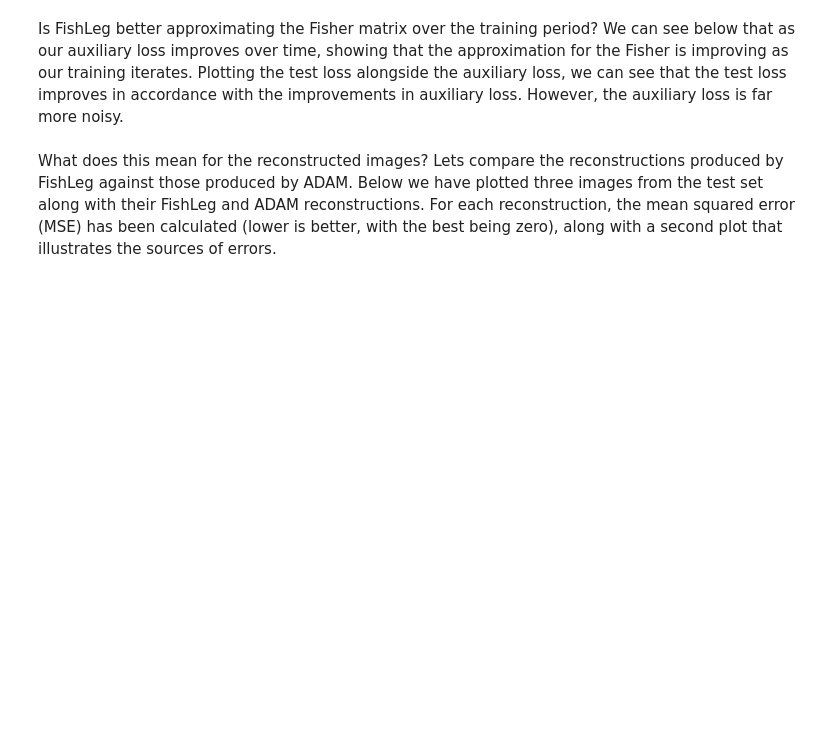
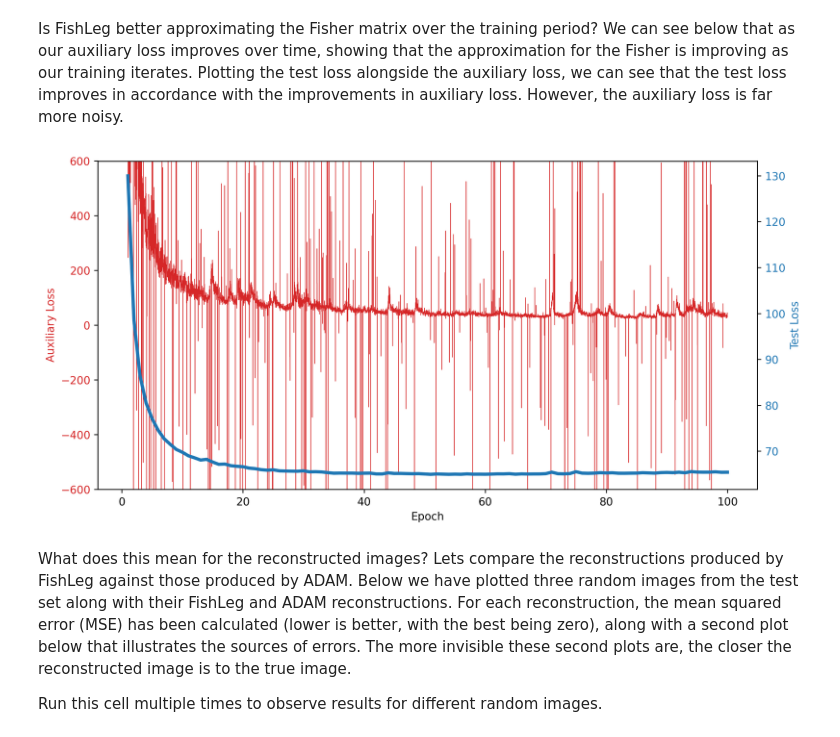
Before and after one commit to mtkresearch/FishLeg, a Jupyter notebook: examples/MNIST_autoencoder.ipynb, the cells around one changed output. Drawn from its saved outputs; the diff is of its cells as text; code cells hidden in the pictures; blank space fills up the shorter version.

```diff
--- a/examples/MNIST_autoencoder.ipynb
+++ b/examples/MNIST_autoencoder.ipynb
@@ -420,30 +385,34 @@ plt.show()
 # %% [markdown]
 Is FishLeg better approximating the Fisher matrix over the training period? We can see below that as our auxiliary loss improves over time, showing that the approximation for the Fisher is improving as our training iterates. Plotting the test loss alongside the auxiliary loss, we can see that the test loss improves in accordance with the improvements in auxiliary loss. However, the auxiliary loss is far more noisy.
 # %%
-#auxiliary_losses = [i.to("cpu") for i in auxiliary_losses if i]
+auxiliary_losses = [i.to("cpu") for i in auxiliary_losses if i]
 x1 = np.linspace(1,100,59990)
 x2 = np.linspace(1,100,100)
 
 fig, ax1 = plt.subplots(figsize=(10, 5), dpi = 250)
 
 color = 'tab:red'
 ax1.set_xlabel('Epoch')
 ax1.set_ylabel('Auxiliary Loss', color=color)
-ax1.plot(auxiliary_losses[0], auxiliary_losses[1], color=color, linewidth=0.5)
+ax1.plot(x1, auxiliary_losses, color=color, linewidth=0.5)
 ax1.tick_params(axis='y', labelcolor=color)
-#ax1.set_ylim((-600,600))
+ax1.set_ylim((-600,600))
 
 ax2 = ax1.twinx()  # instantiate a second axes that shares the same x-axis
 
 color = 'tab:blue'
 ax2.set_ylabel('Test Loss', color=color)  # we already handled the x-label with ax1
-ax2.plot(test_losses_FishLeg[0], test_losses_FishLeg[1], color=color)
+ax2.plot(x2, test_losses_FishLeg, color=color, linewidth=3)
 ax2.tick_params(axis='y', labelcolor=color)
 
 fig.tight_layout()  # otherwise the right y-label is slightly clipped
 plt.show()
+# %% [output]
+[figure, added]
 # %% [markdown]
-What does this mean for the reconstructed images? Lets compare the reconstructions produced by FishLeg against those produced by ADAM. Below we have plotted three images from the test set along with their FishLeg and ADAM reconstructions. For each reconstruction, the mean squared error (MSE) has been calculated (lower is better, with the best being zero), along with a second plot that illustrates the sources of errors.
+What does this mean for the reconstructed images? Lets compare the reconstructions produced by FishLeg against those produced by ADAM. Below we have plotted three random images from the test set along with their FishLeg and ADAM reconstructions. For each reconstruction, the mean squared error (MSE) has been calculated (lower is better, with the best being zero), along with a second plot below that illustrates the sources of errors. The more invisible these second plots are, the closer the reconstructed image is to the true image.
+
+Run this cell multiple times to observe results for different random images.
 # %%
 from sklearn.metrics import mean_squared_error as mse
 
```
Also changed, not shown: parts of 21 cells of this notebook.
